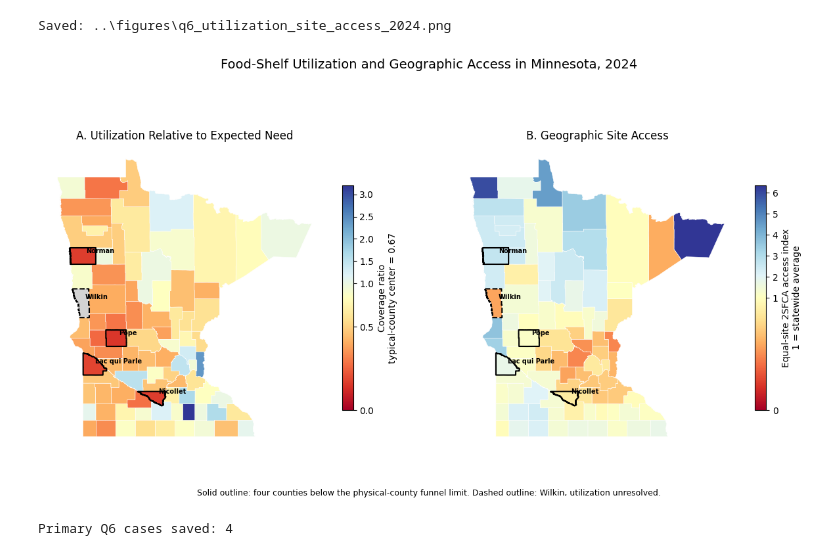
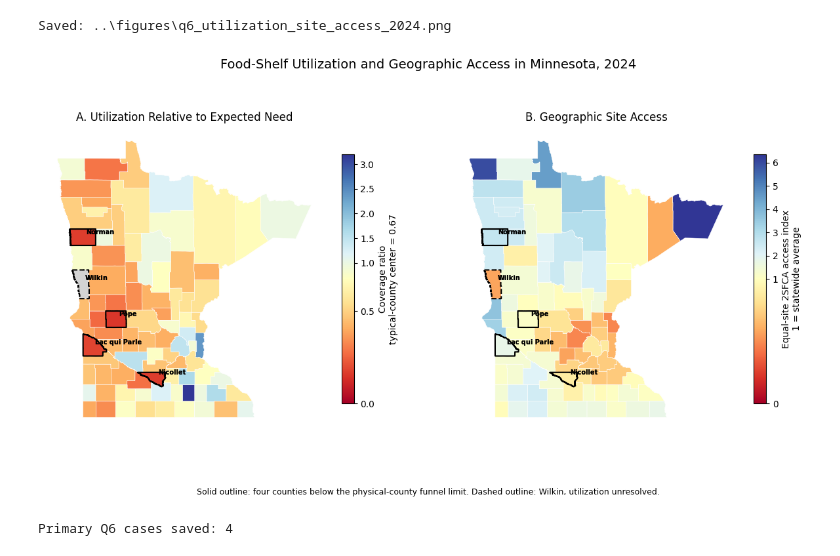
Before and after one commit to Hajar0Ahmed/MinneMUDAC2026Outliers, a Jupyter notebook: notebooks/explain_ratio.ipynb, the cells around one changed output. Drawn from its saved outputs; the diff is of its cells as text; code cells hidden in the pictures.

```diff
--- a/notebooks/explain_ratio.ipynb
+++ b/notebooks/explain_ratio.ipynb
@@ -3772,21 +3761,21 @@ for county_name, label_text in label_counties.items():
         )
 # %%
 figure.subplots_adjust(
-    top=0.82,
+    top=0.90,
     bottom=0.10,
     wspace=0.18
 )
 
 figure.savefig(
     "../figures/"
     "q6_utilization_site_access_2024.png",
     dpi=300,
     bbox_inches="tight"
 )
 
 figure
 # %% [output]
-[figure, old version]
+[figure, new version]
 # %%
 q6_primary_cases.to_csv(
     "../data/processed/"
```
Also changed, not shown: parts of 3 cells of this notebook, 4 other files.
